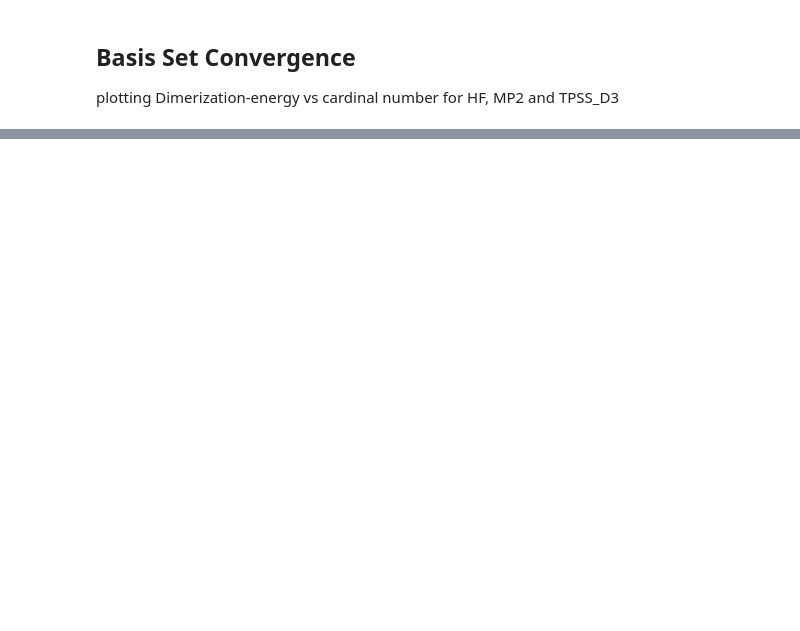
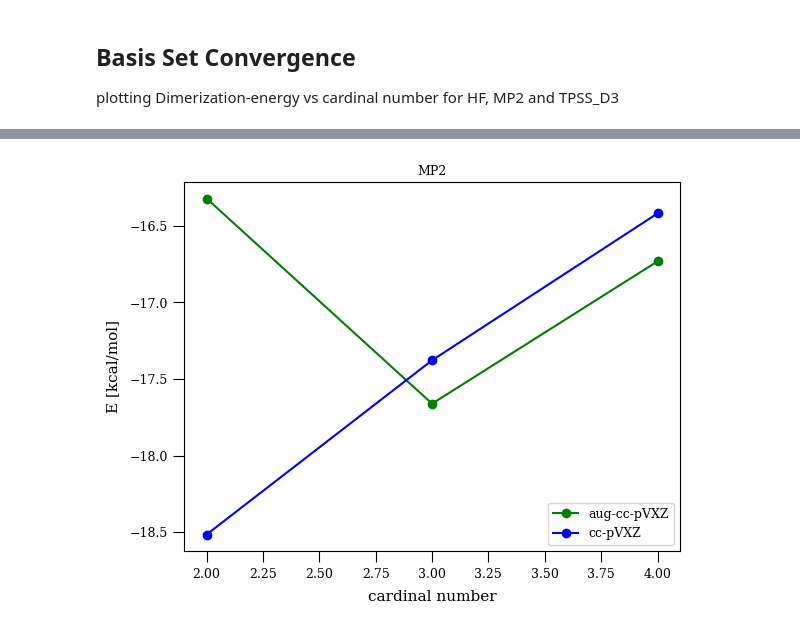
Before and after one commit to fabianherpell/qc2-application, a Jupyter notebook: Basis Set Convergence/BS_Convergence.ipynb, the cells around one changed output, grey strips where cells are left out. Saved outputs shown, nothing was run; the diff lists cells and outputs as text; code cells hidden in the pictures; blank space fills up the shorter version.

```diff
--- a/Basis Set Convergence/BS_Convergence.ipynb
+++ b/Basis Set Convergence/BS_Convergence.ipynb
@@ -233,0 +234,18 @@ plt.show()  # Graph anzeigen
+# %%
+#MP2
+
+x = [2, 3, 4]  # x-Werte
+y1 = [E_MP2_a_d*627.503, E_MP2_a_t*627.503, E_MP2_a_q*627.503]  # erste y-Werte
+y2 = [E_MP2_d*627.503, E_MP2_t*627.503, E_MP2_q*627.503]  # zweite y-Werte
+
+plt.plot(x, y1, 'g-', label='aug-cc-pVXZ', marker='.')  # Plot für den ersten y-Wert
+plt.plot(x, y2, 'b-', label='cc-pVXZ', marker='.')  # Plot für den zweiten y-Wert
+plt.legend(loc='lower right') #label anzeigen lassen
+
+plt.xlabel('cardinal number')  # Beschriftung der x-Achse
+plt.ylabel('E [kcal/mol]')  # Beschriftung der y-Achse
+
+plt.title('MP2')  # Titel des Graphen
+plt.show()  # Graph anzeigen
+# %% [output]
+[figure, added]
```
Also changed, not shown: parts of 2 cells of this notebook.
